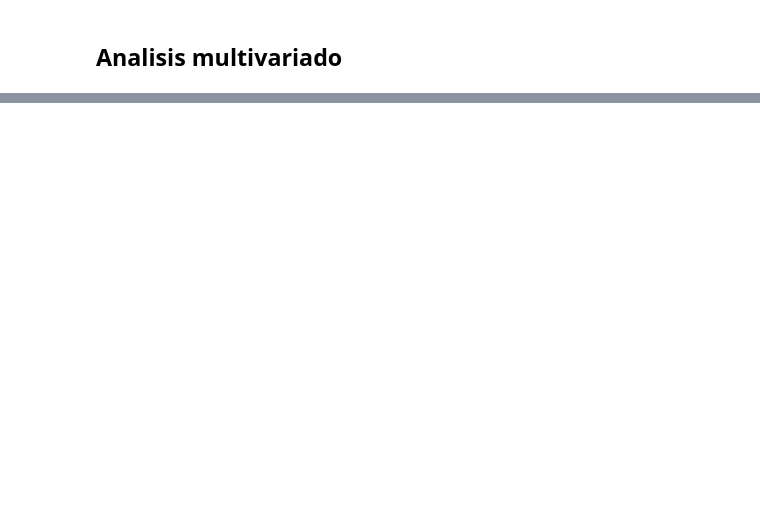
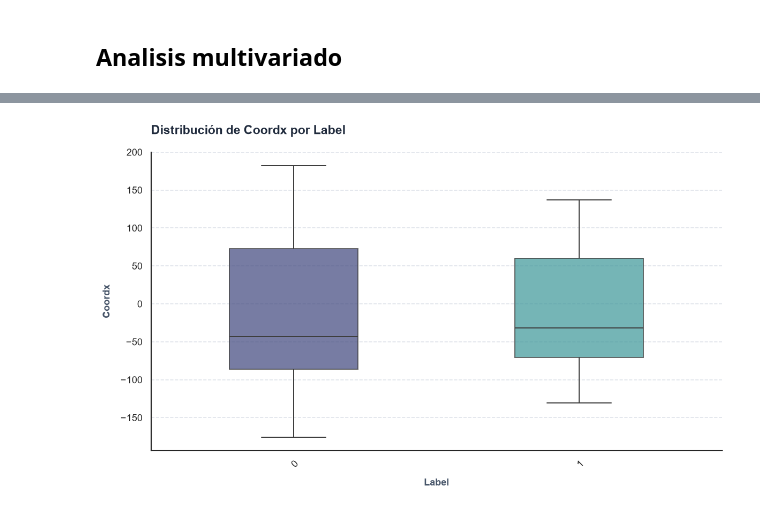
Before and after one commit to juanpablocarrillohortua/health_tech_lung_cancer, a Jupyter notebook: notebooks/image_caracteristics.ipynb, the cells around one changed output, grey strips where cells are left out. Saved outputs shown, nothing was run; the diff lists cells and outputs as text; code cells hidden in the pictures; blank space fills up the shorter version.

```diff
--- a/notebooks/image_caracteristics.ipynb
+++ b/notebooks/image_caracteristics.ipynb
@@ -581,0 +699,6 @@ hub_pruebas_num_cat(
+# %%
+plot_segmented_boxplot(
+    df_consolidado, cat_col="label", num_col="CoordX", show_points=False
+)
+# %% [output]
+[figure, added]
```
Also changed, not shown: parts of 44 cells of this notebook, 1 other file.
